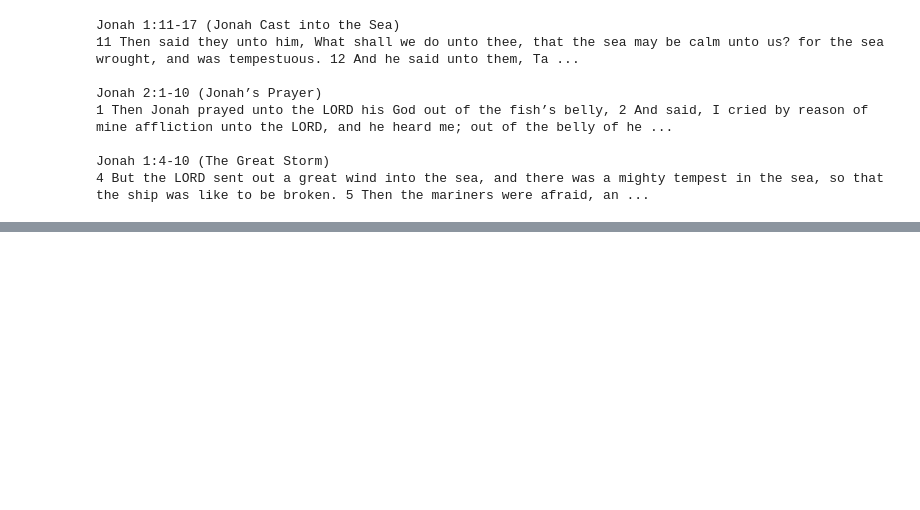
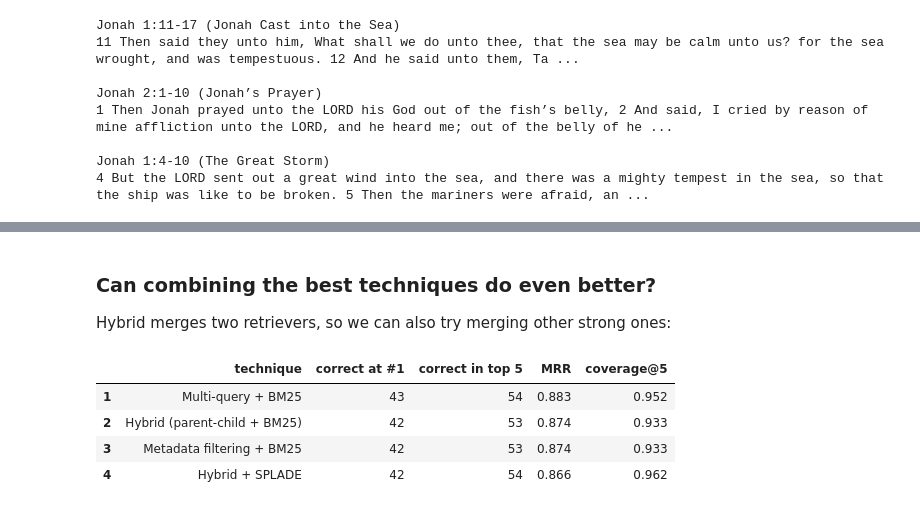
Before and after one commit to Gifted199/KJV-Bible-web-app, a Jupyter notebook: RAG_Retrieval_walkthrough.ipynb, the cells around one changed output, grey strips where cells are left out. Drawn from its saved outputs; the diff is of its cells as text; code cells hidden in the pictures; blank space fills up the shorter version.

```diff
--- a/RAG_Retrieval_walkthrough.ipynb
+++ b/RAG_Retrieval_walkthrough.ipynb
@@ -332,0 +405,21 @@ These misses point to the next steps in the project structure:
+# %% [markdown]
+### Can combining the best techniques do even better?
+
+Hybrid merges two retrievers, so we can also try merging other strong ones:
+# %%
+from app.hybrid_retriever import HybridRetriever
+
+parent_child, bm25 = techniques["Parent-child"], techniques["BM25"]
+combinations = {
+    "Hybrid (parent-child + BM25)": techniques["Hybrid"],
+    "Multi-query + BM25": HybridRetriever([techniques["Multi-query"], bm25]),
+    "Metadata filtering + BM25": HybridRetriever([techniques["Metadata filtering"], bm25]),
+    "Hybrid + SPLADE": HybridRetriever([parent_child, bm25, techniques["Sparse (SPLADE)"]]),
+}
+compare_techniques(combinations, questions)[0]
+# %% [output]
+|  | technique | correct at #1 | correct in top 5 | MRR | coverage@5 |
+| 1 | Multi-query + BM25 | 43 | 54 | 0.883 | 0.952 |
+| 2 | Hybrid (parent-child + BM25) | 42 | 53 | 0.874 | 0.933 |
+| 3 | Metadata filtering + BM25 | 42 | 53 | 0.874 | 0.933 |
+| 4 | Hybrid + SPLADE | 42 | 54 | 0.866 | 0.962 |
```
Also changed, not shown: parts of 13 cells of this notebook, 18 other files.
